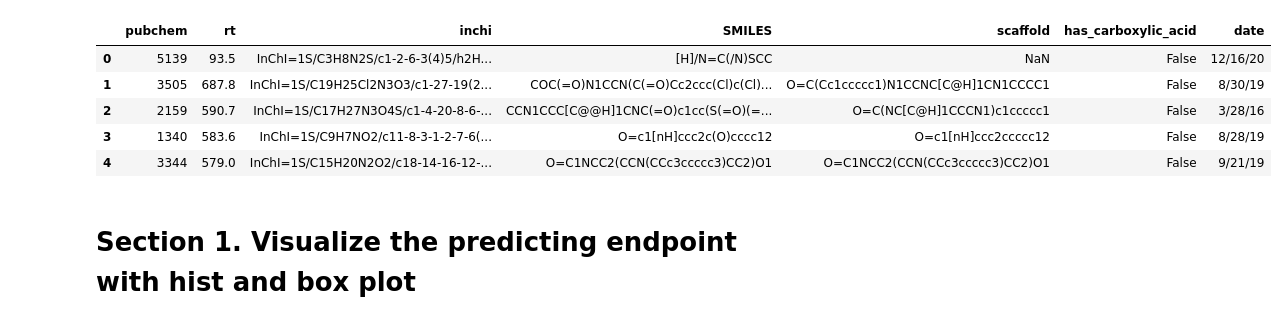
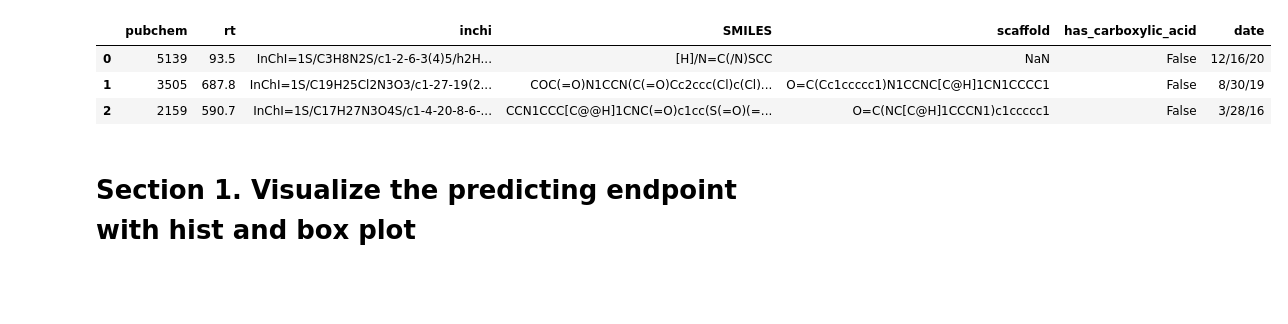
Before and after one commit to cwrukaizhang/ML-for-Molecular-Properties-Practical-Guide, a Jupyter notebook: 1. data_analysis_cleaning.ipynb, the cells around one changed output. Drawn from its saved outputs; the diff is of its cells as text; code cells hidden in the pictures; blank space fills up the shorter version.

Commit message:
clean notebooks

```diff
--- a/1. data_analysis_cleaning.ipynb
+++ b/1. data_analysis_cleaning.ipynb
@@ -1,13 +1,11 @@
 # %%
 import pandas as pd
-dataset = pd.read_csv("dataset/SMRT_dataset.csv")
-dataset.head(5)
+dataset_clean = pd.read_csv("dataset/SMRT_dataset.csv")
+dataset_clean.head(3)
 # %% [output]
 |  | pubchem | rt | inchi | SMILES | scaffold | has_carboxylic_acid | date |
 | 0 | 5139 | 93.5 | InChI=1S/C3H8N2S/c1-2-6-3(4)5/h2H... | [H]/N=C(/N)SCC | NaN | False | 12/16/20 |
 | 1 | 3505 | 687.8 | InChI=1S/C19H25Cl2N3O3/c1-27-19(2... | COC(=O)N1CCN(C(=O)Cc2ccc(Cl)c(Cl)... | O=C(Cc1ccccc1)N1CCNC[C@H]1CN1CCCC1 | False | 8/30/19 |
 | 2 | 2159 | 590.7 | InChI=1S/C17H27N3O4S/c1-4-20-8-6-... | CCN1CCC[C@@H]1CNC(=O)c1cc(S(=O)(=... | O=C(NC[C@H]1CCCN1)c1ccccc1 | False | 3/28/16 |
-| 3 | 1340 | 583.6 | InChI=1S/C9H7NO2/c11-8-3-1-2-7-6(... | O=c1[nH]ccc2c(O)cccc12 | O=c1[nH]ccc2ccccc12 | False | 8/28/19 |
-| 4 | 3344 | 579.0 | InChI=1S/C15H20N2O2/c18-14-16-12-... | O=C1NCC2(CCN(CCc3ccccc3)CC2)O1 | O=C1NCC2(CCN(CCc3ccccc3)CC2)O1 | False | 9/21/19 |
 # %% [markdown]
 # Section 1. Visualize the predicting endpoint with hist and box plot
```
Also changed, not shown: parts of 17 cells of this notebook, 5 other files.
